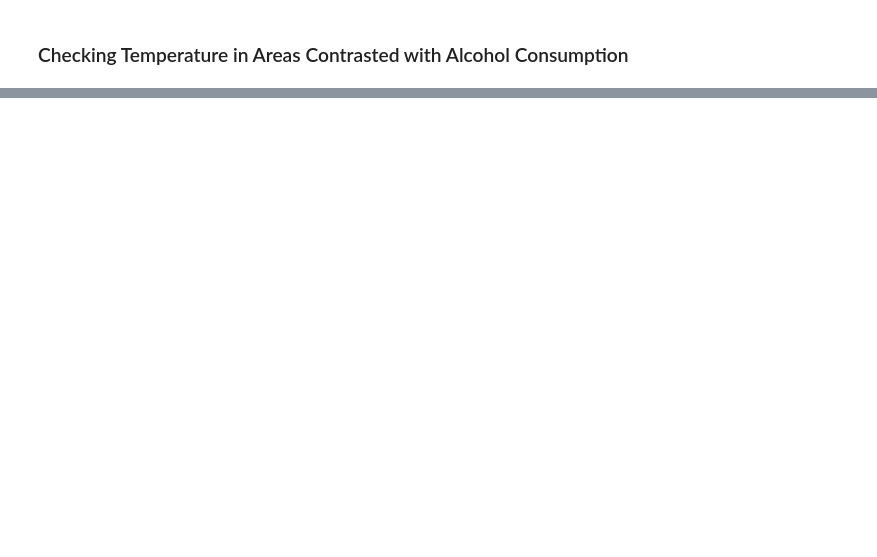
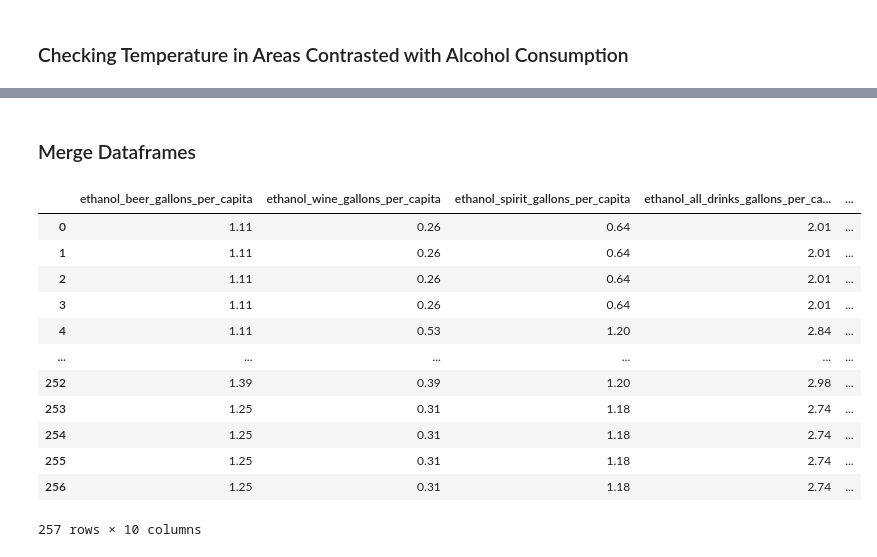
Before and after one commit to MatthewNewell006/alcohol_consumption, a Jupyter notebook: jupyter/2015_temp_data.ipynb, the cells around one changed output, grey strips where cells are left out. Saved outputs shown, nothing was run; the diff lists cells and outputs as text; code cells hidden in the pictures; blank space fills up the shorter version.

```diff
--- a/jupyter/2015_temp_data.ipynb
+++ b/jupyter/2015_temp_data.ipynb
@@ -21,19 +21,12 @@ us_state_abbrev = {
 'tennessee': 'TN', 'texas': 'TX', 'utah': 'UT', 'vermont': 'VT', 'virginia': 'VA', 'washington': 'WA',
 'west virginia': 'WV', 'wisconsin': 'WI', 'wyoming': 'WY'}
 
-ac_df['state'] = ac_df['state'].map(us_state_abbrev)
-ac_df.columns.values[0] = 'STATE'
-ac_df.head()
+ac_df['STATE'] = ac_df['state'].map(us_state_abbrev)
+# ac_df.columns.values[0] = 'STATE'
 
 t_df = pd.read_csv('../data/modified/2015_state_temperatures.csv')
 
-# ac_df = ac_df.dropna()
-# # ac_df.head(10)
-
-# a_df_sort = ac_df.sort_values(by = "number_of_drinks_total", axis = 0, ascending = False)
-
-# t_df = t_df.drop(columns=['CITY','Unnamed: 0'])
-
-# # New DataFrame with Annual Temp by State
-# t_annual = t_df[['ANN','STATE']]
-# t_annual
+t_df = t_df.drop(columns=['CITY','Unnamed: 0'])
+t_annual = t_df[['ANN','STATE']]
+t_annual['STATE'] = t_annual['STATE'].astype('string')
+type(t_annual['STATE'][0])
@@ -52,0 +39,2 @@ t_df = pd.read_csv('../data/modified/2015_state_temperatures.csv')
+# %%
+ac_df.drop(['state'], axis = 1, inplace = True)
@@ -52,0 +62,2 @@ t_df = pd.read_csv('../data/modified/2015_state_temperatures.csv')
+# %% [markdown]
+### Merge Dataframes
@@ -52,0 +66,16 @@ t_df = pd.read_csv('../data/modified/2015_state_temperatures.csv')
+# %%
+left_merge
+# %% [output]
+|  | ethanol_beer_gallons_per_capita | ethanol_wine_gallons_per_capita | ethanol_spirit_gallons_per_capita | ethanol_all_drinks_gallons_per_ca... | ... |
+| 0 | 1.11 | 0.26 | 0.64 | 2.01 | ... |
+| 1 | 1.11 | 0.26 | 0.64 | 2.01 | ... |
+| 2 | 1.11 | 0.26 | 0.64 | 2.01 | ... |
+| 3 | 1.11 | 0.26 | 0.64 | 2.01 | ... |
+| 4 | 1.11 | 0.53 | 1.20 | 2.84 | ... |
+| ... | ... | ... | ... | ... | ... |
+| 252 | 1.39 | 0.39 | 1.20 | 2.98 | ... |
+| 253 | 1.25 | 0.31 | 1.18 | 2.74 | ... |
+| 254 | 1.25 | 0.31 | 1.18 | 2.74 | ... |
+| 255 | 1.25 | 0.31 | 1.18 | 2.74 | ... |
+| 256 | 1.25 | 0.31 | 1.18 | 2.74 | ... |
+257 rows × 10 columns
```
Also changed, not shown: parts of 11 cells of this notebook.
